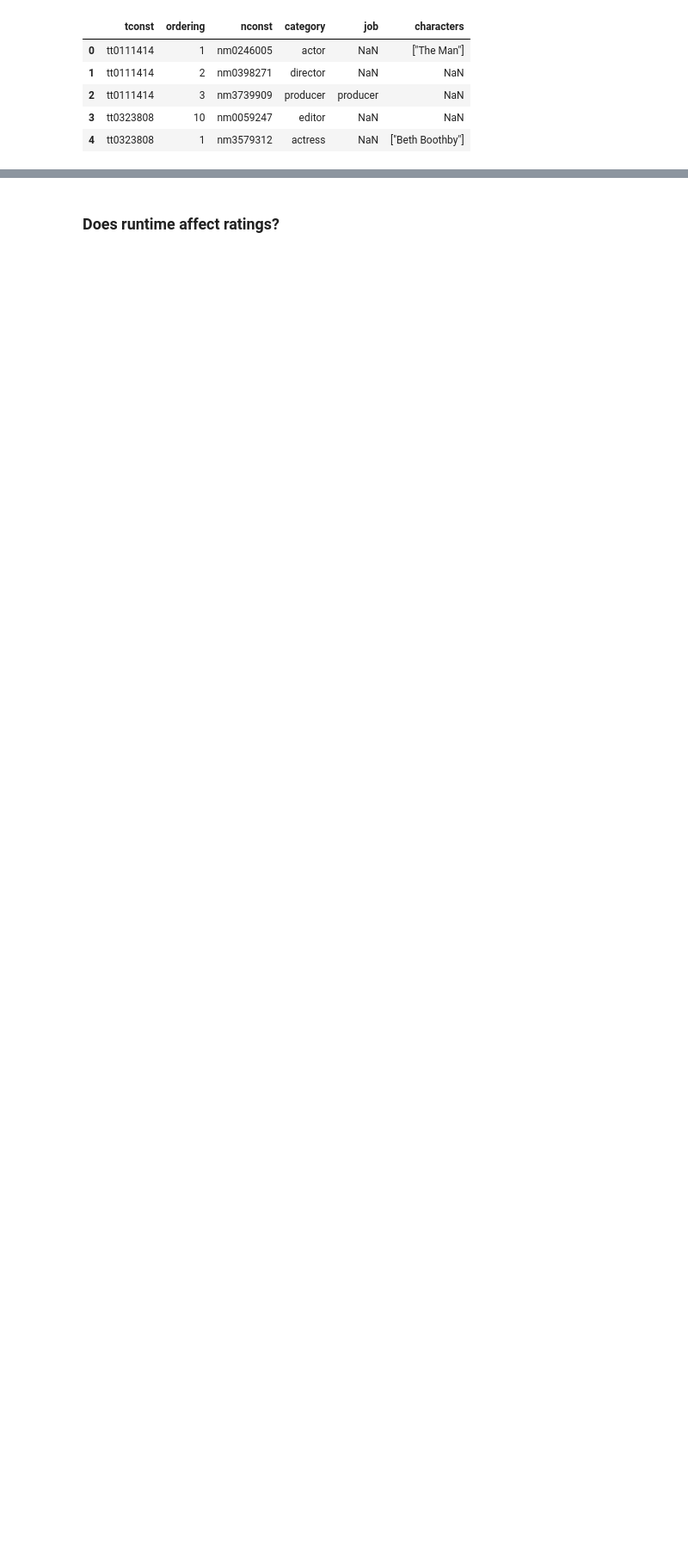
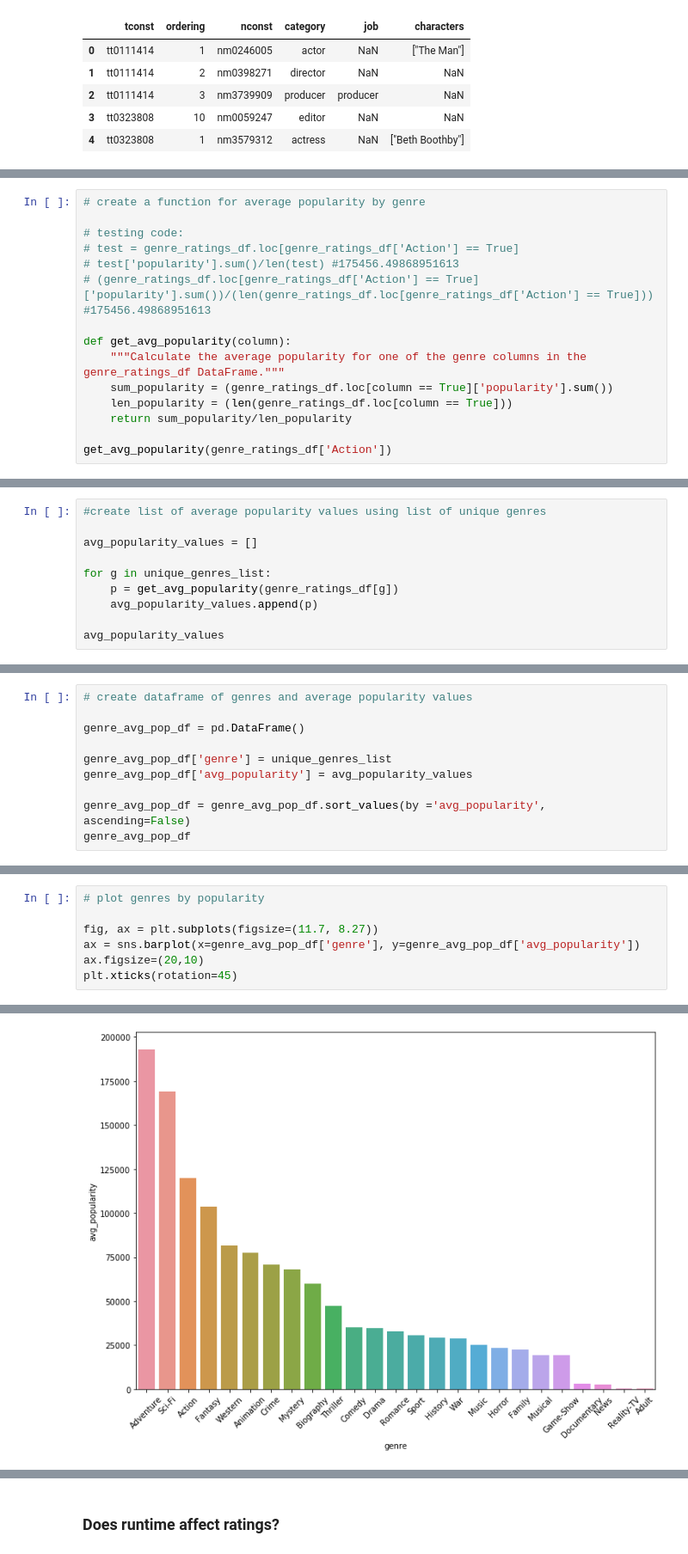
Before and after one commit to lilisbeit/Microsoft-Movies-Project, a Jupyter notebook: Microsoft-Movies-Notebook.ipynb, the cells around one changed output, grey strips where cells are left out. Shown at 86% size. Saved outputs shown, nothing was run; the diff lists cells and outputs as text; blank space fills up the shorter version.

```diff
--- a/Microsoft-Movies-Notebook.ipynb
+++ b/Microsoft-Movies-Notebook.ipynb
@@ -328,0 +503,15 @@ Questions to consider:
+# %%
+# create a function for average popularity by genre
+
+# testing code:
+# test = genre_ratings_df.loc[genre_ratings_df['Action'] == True]
+# test['popularity'].sum()/len(test) #175456.49868951613
+# (genre_ratings_df.loc[genre_ratings_df['Action'] == True]['popularity'].sum())/(len(genre_ratings_df.loc[genre_ratings_df['Action'] == True])) #175456.49868951613
+
+def get_avg_popularity(column):
+    """Calculate the average popularity for one of the genre columns in the genre_ratings_df DataFrame."""
+    sum_popularity = (genre_ratings_df.loc[column == True]['popularity'].sum())
+    len_popularity = (len(genre_ratings_df.loc[column == True]))
+    return sum_popularity/len_popularity
+
+get_avg_popularity(genre_ratings_df['Action'])
@@ -328,0 +520,10 @@ Questions to consider:
+# %%
+#create list of average popularity values using list of unique genres
+
+avg_popularity_values = []
+
+for g in unique_genres_list:
+    p = get_avg_popularity(genre_ratings_df[g])
+    avg_popularity_values.append(p)
+
+avg_popularity_values
@@ -328,0 +548,10 @@ Questions to consider:
+# %%
+# create dataframe of genres and average popularity values
+
+genre_avg_pop_df = pd.DataFrame()
+
+genre_avg_pop_df['genre'] = unique_genres_list
+genre_avg_pop_df['avg_popularity'] = avg_popularity_values
+
+genre_avg_pop_df = genre_avg_pop_df.sort_values(by ='avg_popularity', ascending=False)
+genre_avg_pop_df
@@ -328,0 +576,8 @@ Questions to consider:
+# %%
+# plot genres by popularity
+
+fig, ax = plt.subplots(figsize=(11.7, 8.27))
+ax = sns.barplot(x=genre_avg_pop_df['genre'], y=genre_avg_pop_df['avg_popularity'])
+ax.figsize=(20,10)
+plt.xticks(rotation=45)
+# %% [output]
@@ -328,0 +587 @@ Questions to consider:
+[figure, added]
```
Also changed, not shown: parts of 40 cells of this notebook.
